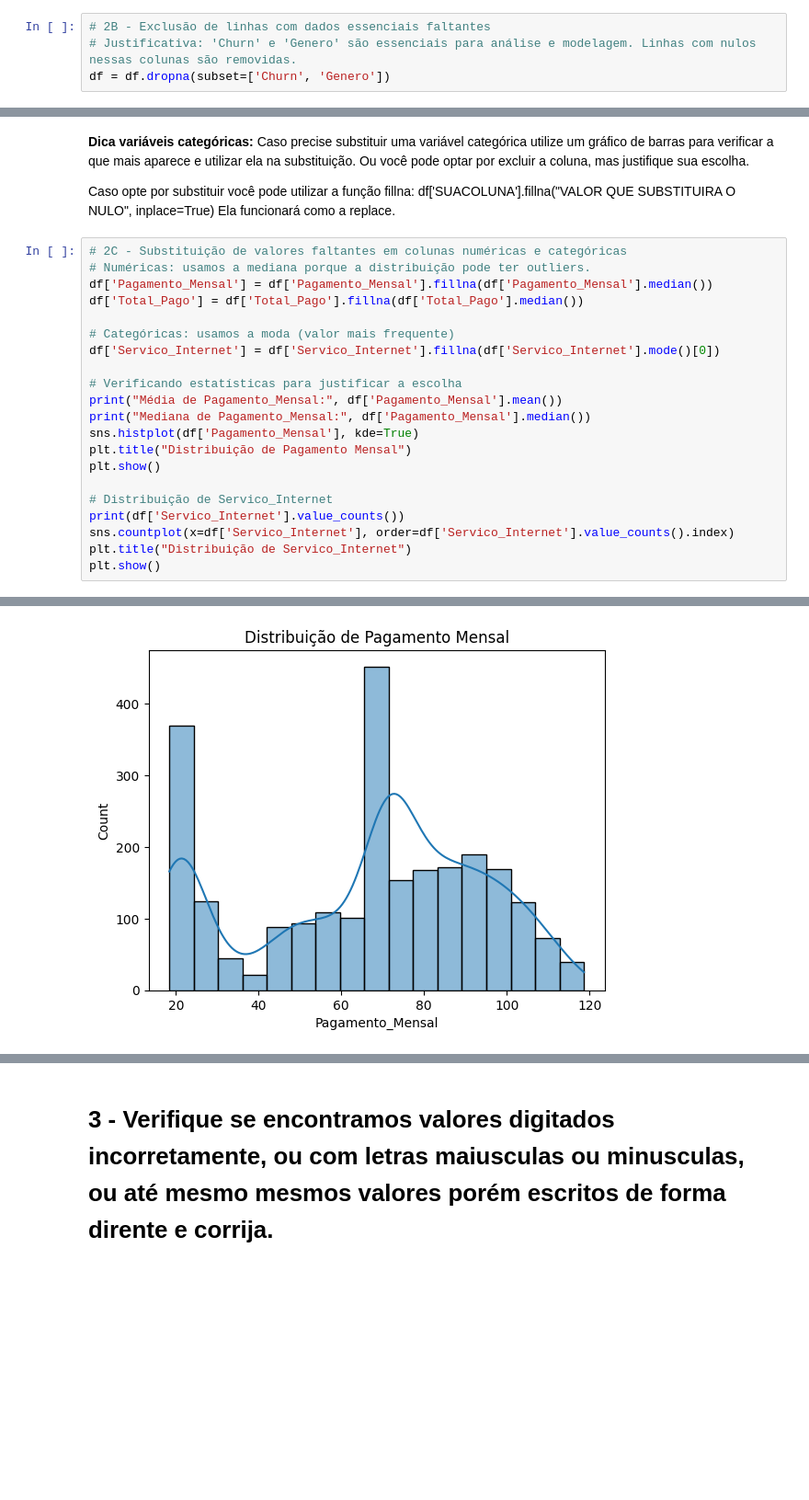
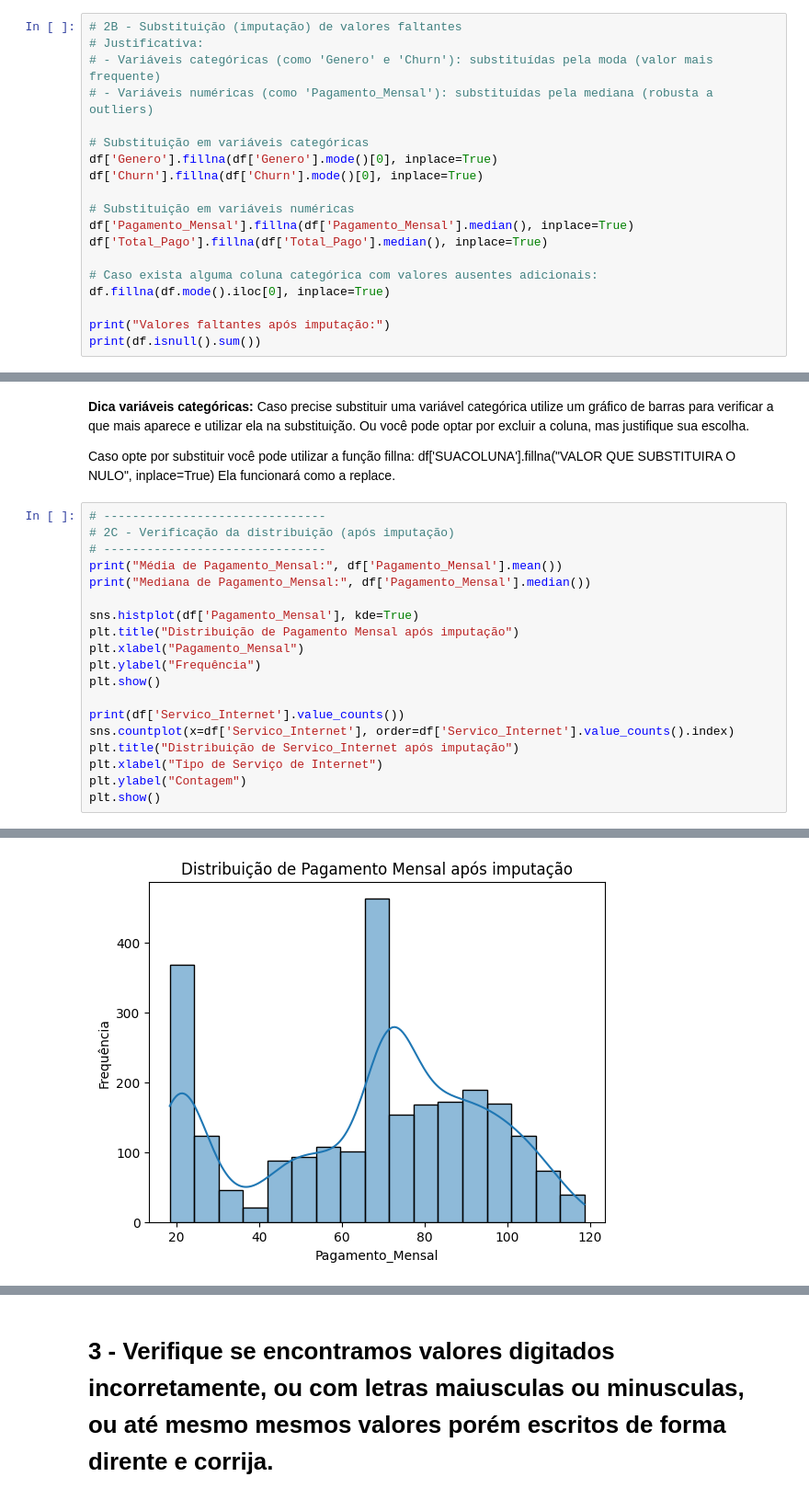
Before and after one commit to henry842/Pr--Processamento-da-Base-de-Churn-de-Telecom, a Jupyter notebook: Profissao Cientista de Dados M14 Pratique (2).ipynb, the cells around one changed output, grey strips where cells are left out. Shown at 92% size. Drawn from its saved outputs; the diff is of its cells as text; blank space fills up the shorter version.

Commit message:
Atualização do README e notebook com tratamento correto de valores faltantes e padronização

```diff
--- a/Profissao Cientista de Dados M14 Pratique (2).ipynb
+++ b/Profissao Cientista de Dados M14 Pratique (2).ipynb
@@ -146,6 +125,21 @@ dtype: float64
 # %% [markdown]
 B) Exclua nessa etapa as linhas das colunas com dados faltantes que você analisar que esse método é o ideal. Justifique o motivo de estar excluindo essas linhas.
-# %%
-# 2B - Exclusão de linhas com dados essenciais faltantes
-# Justificativa: 'Churn' e 'Genero' são essenciais para análise e modelagem. Linhas com nulos nessas colunas são removidas.
-df = df.dropna(subset=['Churn', 'Genero'])
+# %%
+# 2B - Substituição (imputação) de valores faltantes
+# Justificativa:
+# - Variáveis categóricas (como 'Genero' e 'Churn'): substituídas pela moda (valor mais frequente)
+# - Variáveis numéricas (como 'Pagamento_Mensal'): substituídas pela mediana (robusta a outliers)
+
+# Substituição em variáveis categóricas
+df['Genero'].fillna(df['Genero'].mode()[0], inplace=True)
+df['Churn'].fillna(df['Churn'].mode()[0], inplace=True)
+
+# Substituição em variáveis numéricas
+df['Pagamento_Mensal'].fillna(df['Pagamento_Mensal'].median(), inplace=True)
+df['Total_Pago'].fillna(df['Total_Pago'].median(), inplace=True)
+
+# Caso exista alguma coluna categórica com valores ausentes adicionais:
+df.fillna(df.mode().iloc[0], inplace=True)
+
+print("Valores faltantes após imputação:")
+print(df.isnull().sum())
@@ -161,24 +191,22 @@ Caso opte por substituir você pode utilizar a função fillna:
 df['SUACOLUNA'].fillna("VALOR QUE SUBSTITUIRA O NULO", inplace=True)
 Ela funcionará como a replace.
 # %%
-# 2C - Substituição de valores faltantes em colunas numéricas e categóricas
-# Numéricas: usamos a mediana porque a distribuição pode ter outliers.
-df['Pagamento_Mensal'] = df['Pagamento_Mensal'].fillna(df['Pagamento_Mensal'].median())
-df['Total_Pago'] = df['Total_Pago'].fillna(df['Total_Pago'].median())
-
-# Categóricas: usamos a moda (valor mais frequente)
-df['Servico_Internet'] = df['Servico_Internet'].fillna(df['Servico_Internet'].mode()[0])
-
-# Verificando estatísticas para justificar a escolha
+# -------------------------------
+# 2C - Verificação da distribuição (após imputação)
+# -------------------------------
 print("Média de Pagamento_Mensal:", df['Pagamento_Mensal'].mean())
 print("Mediana de Pagamento_Mensal:", df['Pagamento_Mensal'].median())
+
 sns.histplot(df['Pagamento_Mensal'], kde=True)
-plt.title("Distribuição de Pagamento Mensal")
+plt.title("Distribuição de Pagamento Mensal após imputação")
+plt.xlabel("Pagamento_Mensal")
+plt.ylabel("Frequência")
 plt.show()
 
-# Distribuição de Servico_Internet
 print(df['Servico_Internet'].value_counts())
 sns.countplot(x=df['Servico_Internet'], order=df['Servico_Internet'].value_counts().index)
-plt.title("Distribuição de Servico_Internet")
+plt.title("Distribuição de Servico_Internet após imputação")
+plt.xlabel("Tipo de Serviço de Internet")
+plt.ylabel("Contagem")
 plt.show()
 # %% [output]
@@ -186,3 +214,3 @@ Média de Pagamento_Mensal: 66.34256430868167
 Mediana de Pagamento_Mensal: 71.45
-[figure, old version]
+[figure, new version]
 Servico_Internet
```
Also changed, not shown: parts of 6 cells of this notebook, 1 other file.
